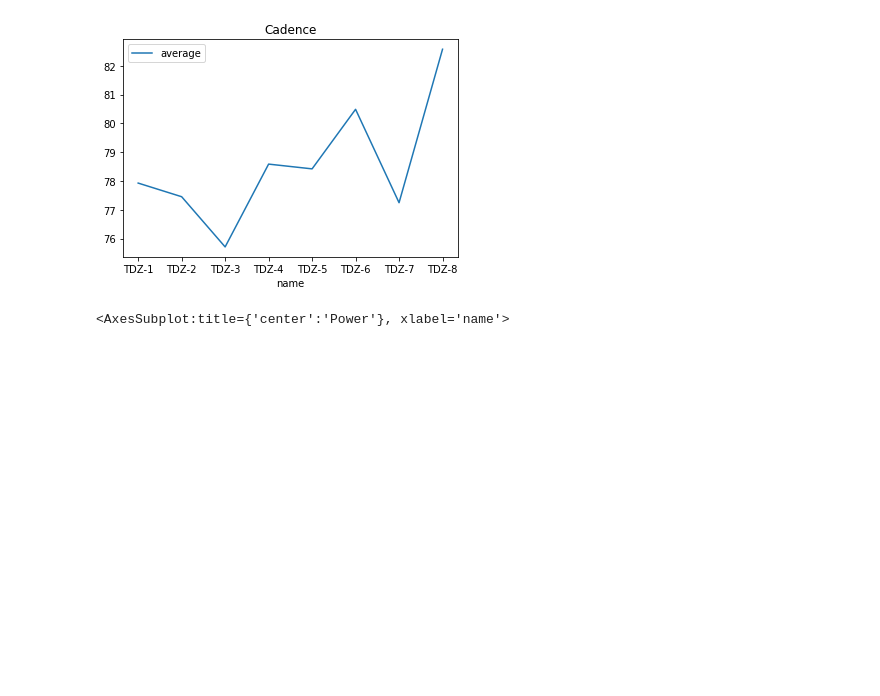
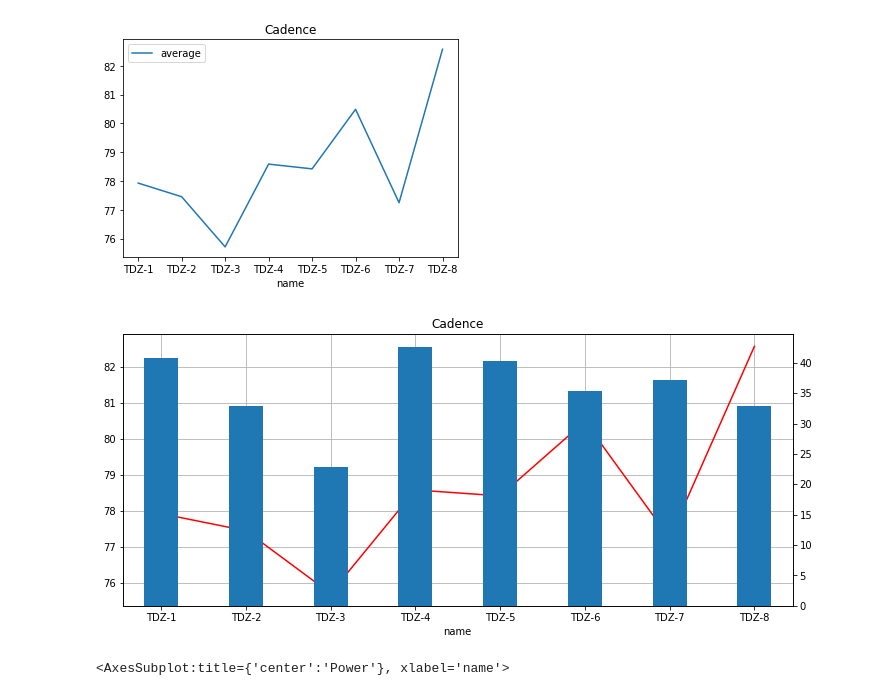
Before and after one commit to sameersegal/workout-analysis, a Jupyter notebook: TDZ - 2021.ipynb, the cells around one changed output. Cells and saved outputs as stored; diff of their text form; code cells hidden in the pictures; blank space fills up the shorter version.

Commit message:
Added 2021 - TfW - Stage 5 - Three Sisters - Plan vs Actual

```diff
--- a/TDZ - 2021.ipynb
+++ b/TDZ - 2021.ipynb
@@ -347,10 +351,22 @@ for key in dfs:
     avgHR['name'] += [key]
     avgHR['average'] += [np.average(dfs[key]['heart_rate'].dropna())]
 # %%
-pd.DataFrame(avgCadence).plot('name','average',title='Cadence')
+t = pd.DataFrame(avgCadence)
+t.plot('name','average',title='Cadence')
 # %% [output]
 <AxesSubplot:title={'center':'Cadence'}, xlabel='name'>
 [figure]
+# %%
+t2 = t.merge(stages,left_on='name',right_on='Stage')
+t2 = t2.set_index('name')
+
+plt.figure(figsize=(12,5))
+ax2 = t2.Length.plot(grid=True, secondary_y=True, kind='bar', width=0.4)
+ax1 = t2.average.plot(color='red',grid=True, title='Cadence')
+
+plt.show()
+# %% [output]
+[figure, added]
 # %%
 pd.DataFrame(avgPower).plot('name','average',title='Power')
 # %% [output]
```
Also changed, not shown: parts of 1 cell of this notebook, 1 other file.
